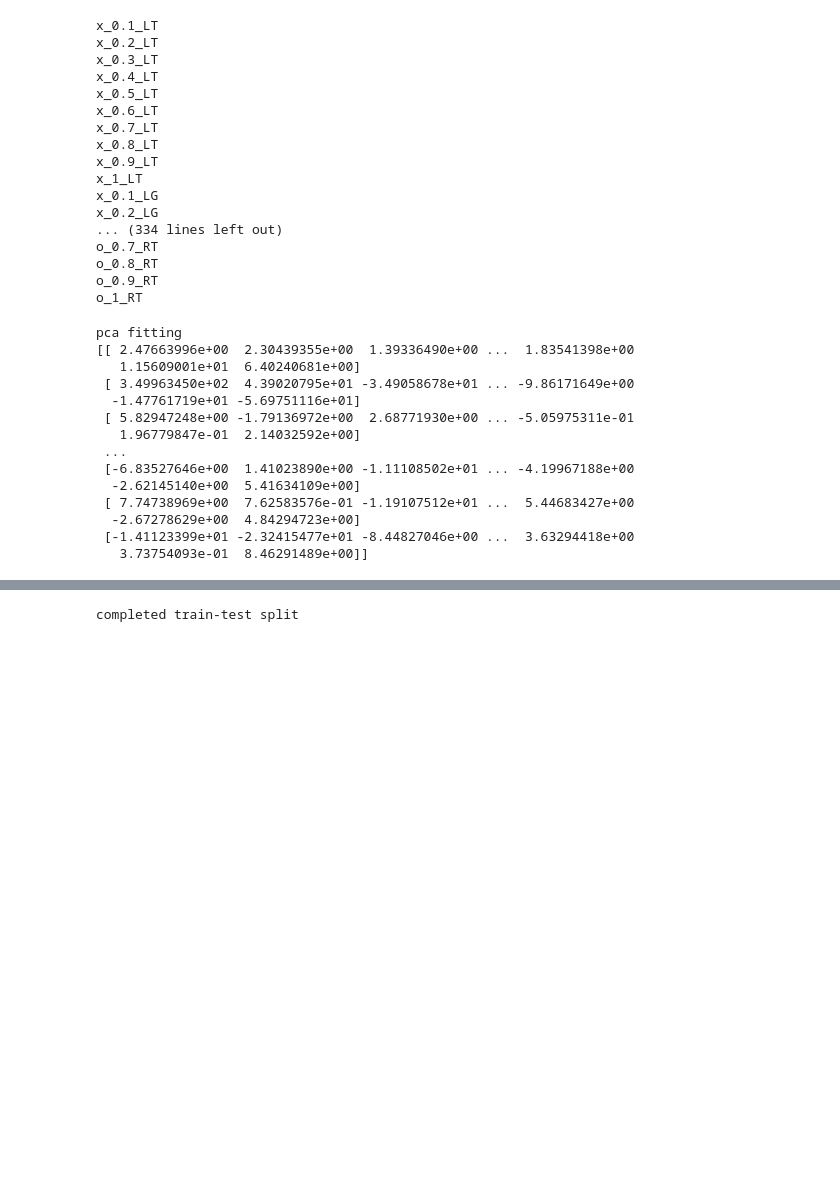
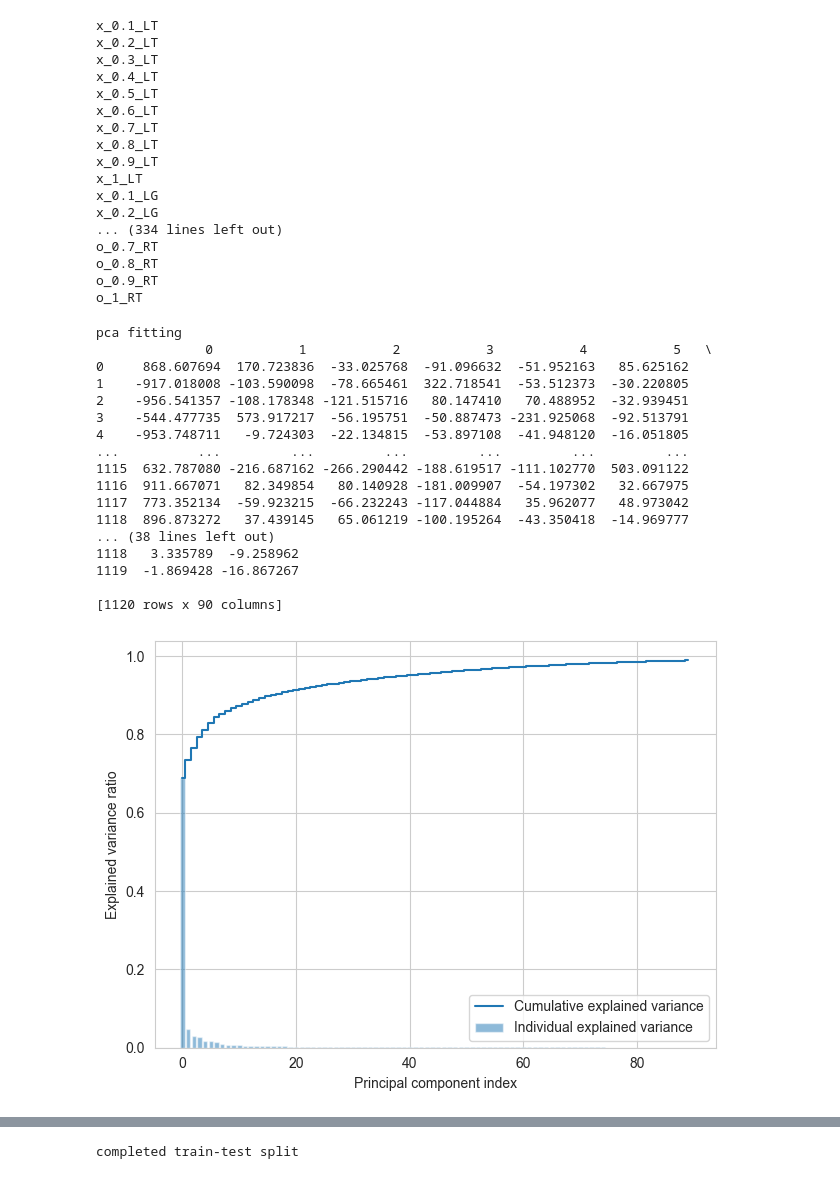
Before and after one commit to fyng/PassplayNET, a Jupyter notebook: TimeToThrow.ipynb, the cells around one changed output, grey strips where cells are left out. Saved outputs shown, nothing was run; the diff lists cells and outputs as text; code cells hidden in the pictures; blank space fills up the shorter version.

```diff
--- a/TimeToThrow.ipynb
+++ b/TimeToThrow.ipynb
@@ -36,6 +37,7 @@ for var_type in ['x', 'y', 's', 'a', 'dir', 'dis', 'o']: # note that magnitude v
                 prev_time_str = '0' # not '0.0'
             prev_time_col_name = var_type + "_" + str(prev_time_str) + "_" + pos
             delta_col_name = 'delta_' + col_name
+            delta_cols.append(col_name) # REMOVE... FLAG
             delta_cols.append(delta_col_name)
             data_transformed[delta_col_name] = (data_transformed[col_name] - data_transformed[prev_time_col_name]) * data_transformed['play_direction_numerical']
 
@@ -67,24 +69,47 @@ data = data_all.select_dtypes(['number'])
 data = data[cols_of_interest]
 x = data.loc[:, data.columns != 'action_time']
 y = data['action_time']
-pca = PCA(n_components = 35) # in theory, one per variable per position
+n_components = 90
+pca = PCA(n_components = n_components)
 print("pca fitting")
 principal_components = pca.fit_transform(x)
-print(principal_components)
 principal_components_df = pd.DataFrame(principal_components)
-principal_components_df.to_csv("35_principal_components_time_to_throw.csv")
+print(principal_components_df)
+# principal_components_df.to_csv("35_principal_components_time_to_throw.csv")
 # %% [output]
 pca fitting
-[[ 2.47663996e+00  2.30439355e+00  1.39336490e+00 ...  1.83541398e+00
-   1.15609001e+01  6.40240681e+00]
- [ 3.49963450e+02  4.39020795e+01 -3.49058678e+01 ... -9.86171649e+00
-  -1.47761719e+01 -5.69751116e+01]
- [ 5.82947248e+00 -1.79136972e+00  2.68771930e+00 ... -5.05975311e-01
-   1.96779847e-01  2.14032592e+00]
- ...
- [-6.83527646e+00  1.41023890e+00 -1.11108502e+01 ... -4.19967188e+00
-  -2.62145140e+00  5.41634109e+00]
- [ 7.74738969e+00  7.62583576e-01 -1.19107512e+01 ...  5.44683427e+00
-  -2.67278629e+00  4.84294723e+00]
- [-1.41123399e+01 -2.32415477e+01 -8.44827046e+00 ...  3.63294418e+00
-   3.73754093e-01  8.46291489e+00]]
+              0           1           2           3           4           5   \
+0     868.607694  170.723836  -33.025768  -91.096632  -51.952163   85.625162
+1    -917.018008 -103.590098  -78.665461  322.718541  -53.512373  -30.220805
+2    -956.541357 -108.178348 -121.515716   80.147410   70.488952  -32.939451
+3    -544.477735  573.917217  -56.195751  -50.887473 -231.925068  -92.513791
+4    -953.748711   -9.724303  -22.134815  -53.897108  -41.948120  -16.051805
+...          ...         ...         ...         ...         ...         ...
+1115  632.787080 -216.687162 -266.290442 -188.619517 -111.102770  503.091122
+1116  911.667071   82.349854   80.140928 -181.009907  -54.197302   32.667975
+1117  773.352134  -59.923215  -66.232243 -117.044884   35.962077   48.973042
+1118  896.873272   37.439145   65.061219 -100.195264  -43.350418  -14.969777
+... (38 lines left out)
+1118   3.335789  -9.258962
+1119  -1.869428 -16.867267
+
+[1120 rows x 90 columns]
+# %%
+exp_var_pca = pca.explained_variance_ratio_
+#
+# Cumulative sum of eigenvalues; This will be used to create step plot
+# for visualizing the variance explained by each principal component.
+#
+cum_sum_eigenvalues = np.cumsum(exp_var_pca)
+#
+# Create the visualization plot
+#
+plt.bar(range(0,len(exp_var_pca)), exp_var_pca, alpha=0.5, align='center', label='Individual explained variance')
+plt.step(range(0,len(cum_sum_eigenvalues)), cum_sum_eigenvalues, where='mid',label='Cumulative explained variance')
+plt.ylabel('Explained variance ratio')
+plt.xlabel('Principal component index')
+plt.legend(loc='best')
+plt.tight_layout()
+plt.show()
+# %% [output]
+[figure, added]
```
Also changed, not shown: parts of 7 cells of this notebook.
